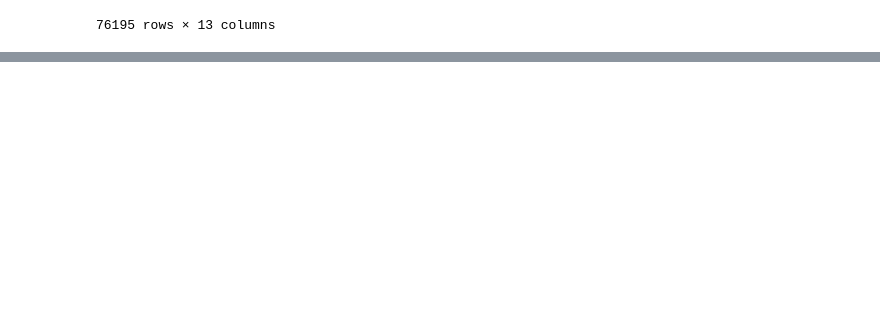
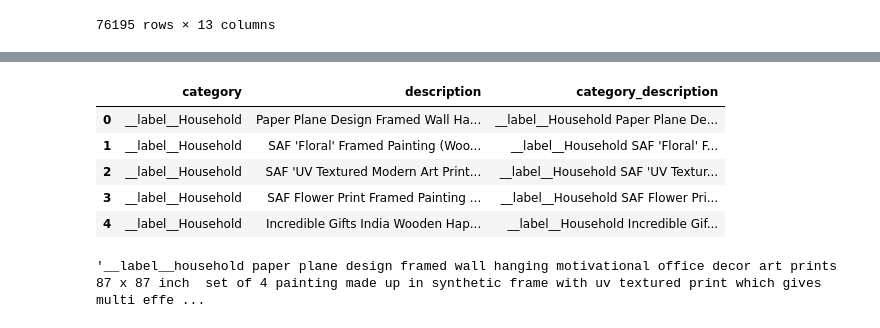
Before and after one commit to volam1311/Data-Science-learning-, a Jupyter notebook: NLP/fastxt.ipynb, the cells around one changed output, grey strips where cells are left out. Drawn from its saved outputs; the diff is of its cells as text; code cells hidden in the pictures; blank space fills up the shorter version.

```diff
--- a/NLP/fastxt.ipynb
+++ b/NLP/fastxt.ipynb
@@ -86,0 +115,2 @@ array([ 0.24116956,  0.19297945,  0.07317705, -0.30430877, -0.07049686,
+# %%
+df.dropna(inplace=True)
@@ -86,0 +121,2 @@ array([ 0.24116956,  0.19297945,  0.07317705, -0.30430877, -0.07049686,
+# %%
+df['category'].replace('Clothing & Accessories','Clothing_Accessories',inplace= True)
@@ -86,0 +128,2 @@ array([ 0.24116956,  0.19297945,  0.07317705, -0.30430877, -0.07049686,
+# %%
+df['category'] = "__label__" + df['category'].astype(str)
@@ -86,0 +139,11 @@ array([ 0.24116956,  0.19297945,  0.07317705, -0.30430877, -0.07049686,
+# %%
+df['category_description'] = df['category'] + ' ' + df['description']
+# %%
+df.head()
+# %% [output]
+|  | category | description | category_description |
+| 0 | __label__Household | Paper Plane Design Framed Wall Ha... | __label__Household Paper Plane De... |
+| 1 | __label__Household | SAF 'Floral' Framed Painting (Woo... | __label__Household SAF 'Floral' F... |
+| 2 | __label__Household | SAF 'UV Textured Modern Art Print... | __label__Household SAF 'UV Textur... |
+| 3 | __label__Household | SAF Flower Print Framed Painting ... | __label__Household SAF Flower Pri... |
+| 4 | __label__Household | Incredible Gifts India Wooden Hap... | __label__Household Incredible Gif... |
@@ -86,0 +154,4 @@ array([ 0.24116956,  0.19297945,  0.07317705, -0.30430877, -0.07049686,
+# %%
+preprocess(df.category_description[0])
+# %% [output]
+'__label__household paper plane design framed wall hanging motivational office decor art prints 87 x 87 inch  set of 4 painting made up in synthetic frame with uv textured print which gives multi effe ...
```
Also changed, not shown: parts of 23 cells of this notebook, 1 other file.
